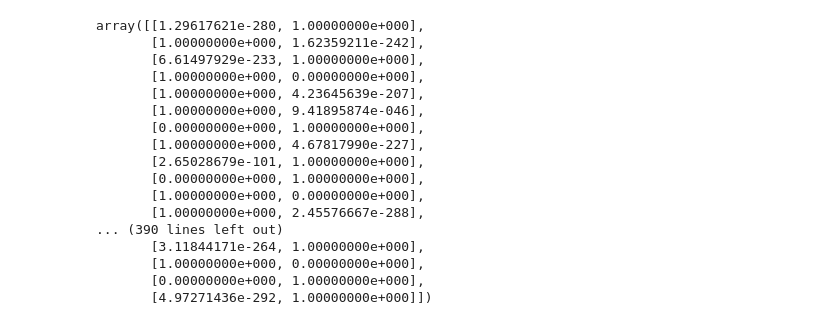
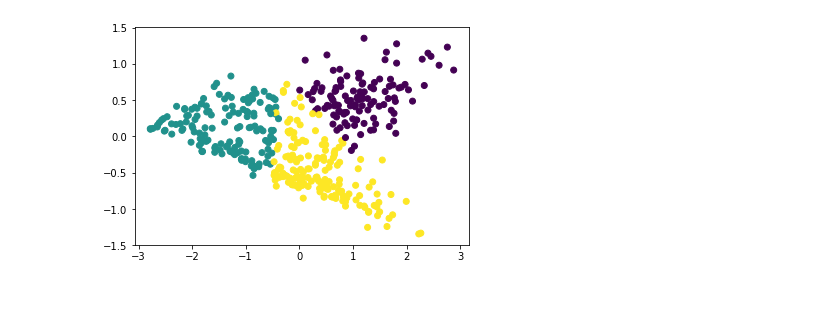
Before and after one commit to CornellDataScience/Social-Tribes, a Jupyter notebook: data/Gaussian.ipynb, the cells around one changed output. Drawn from its saved outputs; the diff is of its cells as text; code cells hidden in the pictures; blank space fills up the shorter version.

Commit message:
gaussian/spectral graph

```diff
--- a/data/Gaussian.ipynb
+++ b/data/Gaussian.ipynb
@@ -16,0 +19,4 @@ data.head()
+# %%
+pca = PCA(n_components=2)
+pca_data = pca.fit(data).transform(data)
+pca_data
@@ -17,23 +41,12 @@ data.head()
+# %%
+pca_x = [x[0] for x in pca_data]
+pca_y = [y[1] for y in pca_data]
 # %%
-estimator = GaussianMixture(n_components = 2, covariance_type = "diag")
+estimator = GaussianMixture(n_components = 3, covariance_type = "diag")
 estimator.fit(data)
-pred = estimator.predict_proba(data)
-pred
+pred = estimator.predict(data)
+
+plt.scatter(pca_x, pca_y, c=pred)
+plt.show()
 # %% [output]
-array([[1.29617621e-280, 1.00000000e+000],
-       [1.00000000e+000, 1.62359211e-242],
-       [6.61497929e-233, 1.00000000e+000],
-       [1.00000000e+000, 0.00000000e+000],
-       [1.00000000e+000, 4.23645639e-207],
-       [1.00000000e+000, 9.41895874e-046],
-       [0.00000000e+000, 1.00000000e+000],
-       [1.00000000e+000, 4.67817990e-227],
-       [2.65028679e-101, 1.00000000e+000],
-       [0.00000000e+000, 1.00000000e+000],
-       [1.00000000e+000, 0.00000000e+000],
-       [1.00000000e+000, 2.45576667e-288],
-... (390 lines left out)
-       [3.11844171e-264, 1.00000000e+000],
-       [1.00000000e+000, 0.00000000e+000],
-       [0.00000000e+000, 1.00000000e+000],
-       [4.97271436e-292, 1.00000000e+000]])
+[figure, added]
```
Also changed, not shown: parts of 5 cells of this notebook, 2 other files.
